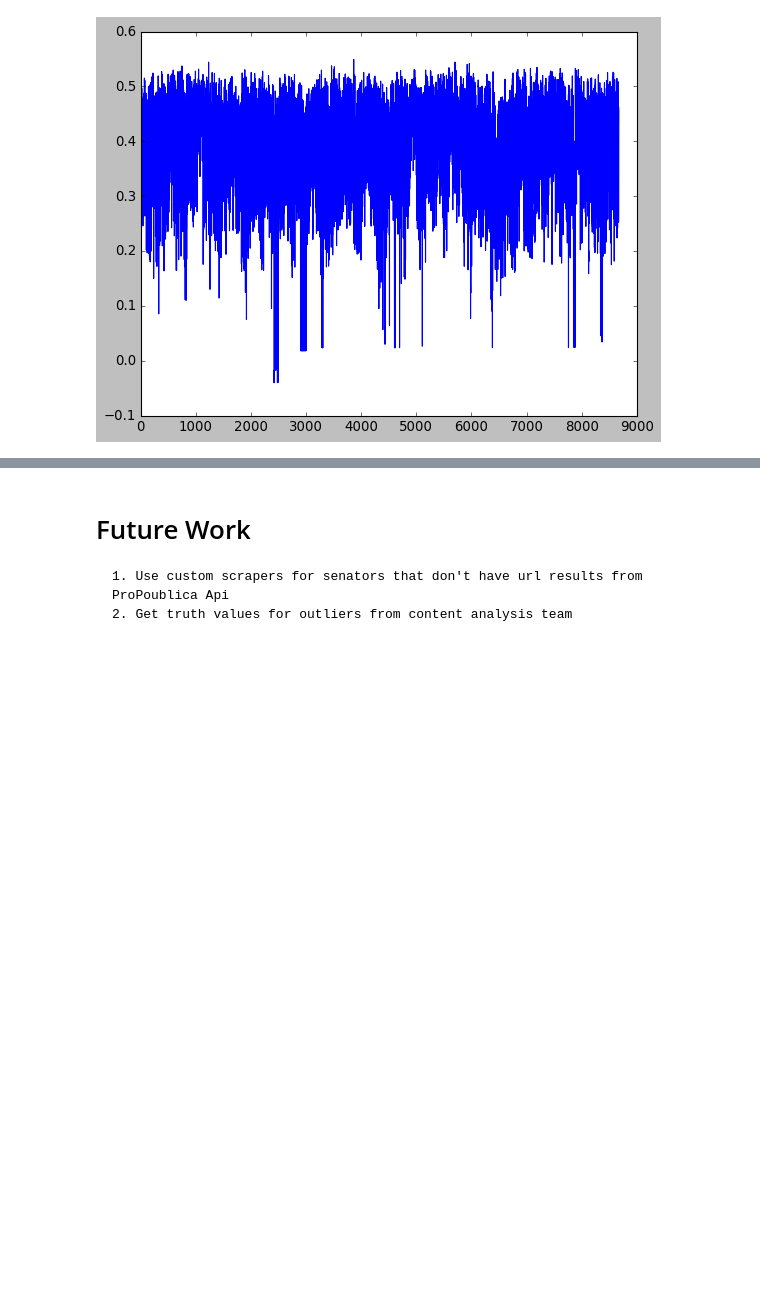
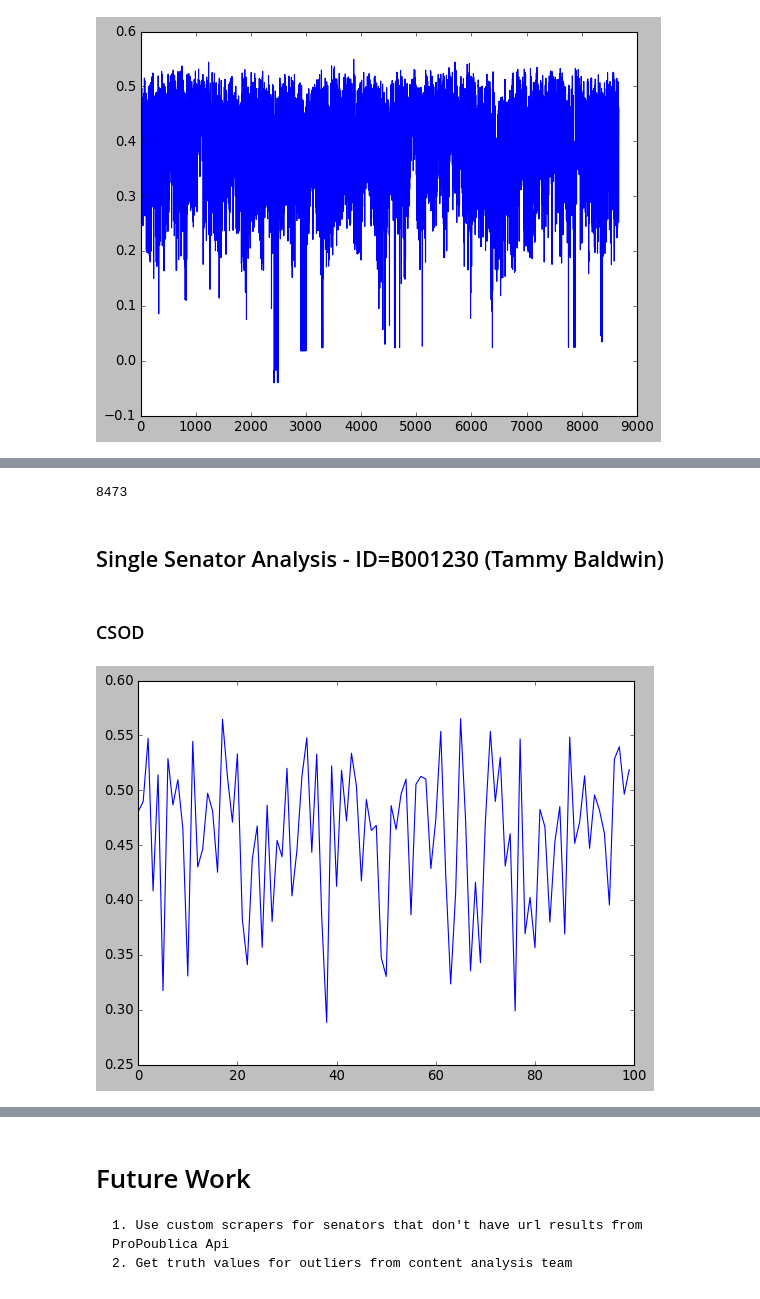
Before and after one commit to cmmattingly/sod, a Jupyter notebook: notebooks/1.0-sen-outlier-detection.ipynb, the cells around one changed output, grey strips where cells are left out. Saved outputs shown, nothing was run; the diff lists cells and outputs as text; code cells hidden in the pictures; blank space fills up the shorter version.

```diff
--- a/notebooks/1.0-sen-outlier-detection.ipynb
+++ b/notebooks/1.0-sen-outlier-detection.ipynb
@@ -104,0 +140,14 @@ sen_statements.loc[k_lowest_idxs(ncsod_scores, k=200)]
+# %%
+len(sen_statements.index)
+# %% [output]
+8473
+# %% [markdown]
+## Single Senator Analysis - ID=B001230 (Tammy Baldwin)
+# %%
+bert_vectors_tammy = np.load("data/vectorized/sen_statements/id=B001230/bert_vectors.npy")
+# %% [markdown]
+### CSOD
+# %%
+csod_scores_tammy = test_outliers([bert_vectors_tammy], csod)[0]
+# %% [output]
+[figure, added]
```
Also changed, not shown: parts of 24 cells of this notebook, 8 other files.
